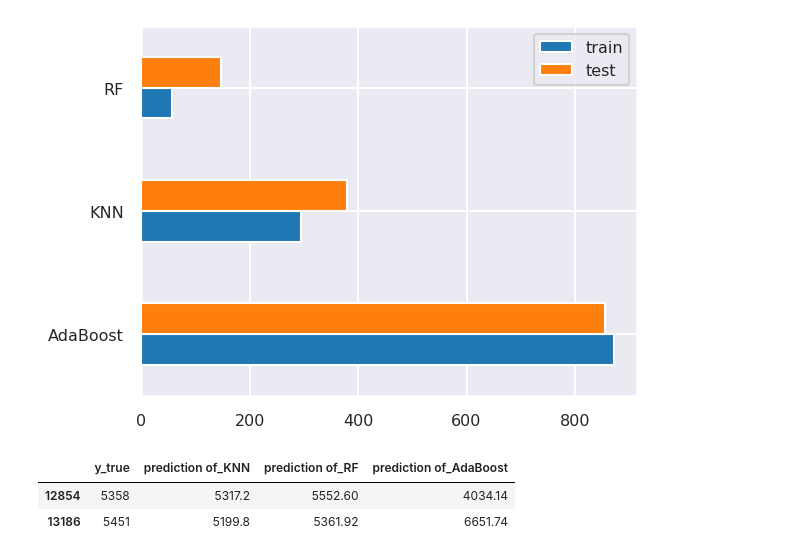
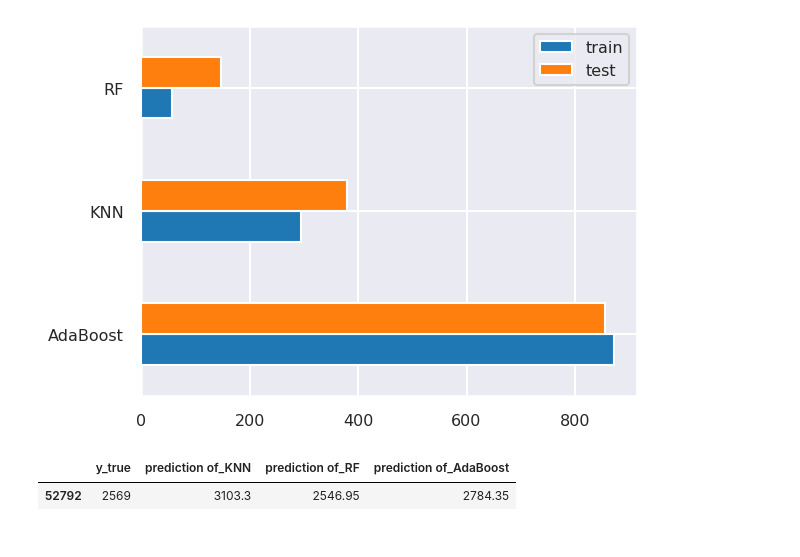
Before and after one commit to tiadwi/Data-Science-Nanodegree, a Jupyter notebook: Project1-Blog-Post/Udacity_Submission_1_Diamonds_Data.ipynb, the cells around one changed output. Cells and saved outputs as stored; diff of their text form; code cells hidden in the pictures.

```diff
--- a/Project1-Blog-Post/Udacity_Submission_1_Diamonds_Data.ipynb
+++ b/Project1-Blog-Post/Udacity_Submission_1_Diamonds_Data.ipynb
@@ -182,5 +170,5 @@ cat_features = diamonds.select_dtypes(include='object').columns.to_list()
 
 for col in cat_features:
   sns.catplot(x=col, y="price", kind="bar", dodge=False, height = 4, aspect = 3,  data=diamonds, palette="tab20c")
-  plt.title("Rata-rata 'price' Relatif terhadap - {}".format(col))
+  plt.title("'price' Average relative to - {}".format(col))
 # %% [output]
@@ -473,13 +463,12 @@ ax.grid(zorder=0)
 # %% [output]
 [figure]
 # %%
-prediksi = X_test.iloc[:2].copy()
-pred_dict = {'y_true':y_test[:2]}
+prediksi = X_test.iloc[3:4].copy()
+pred_dict = {'y_true':y_test[3:4]}
 for name, model in model_dict.items():
     pred_dict['prediction of_'+name] = model.predict(prediksi).round(2)
 
 pd.DataFrame(pred_dict)
 # %% [output]
 |  | y_true | prediction of_KNN | prediction of_RF | prediction of_AdaBoost |
-| 12854 | 5358 | 5317.2 | 5552.60 | 4034.14 |
-| 13186 | 5451 | 5199.8 | 5361.92 | 6651.74 |
+| 52792 | 2569 | 3103.3 | 2546.95 | 2784.35 |
```
Also changed, not shown: parts of 17 cells of this notebook.
